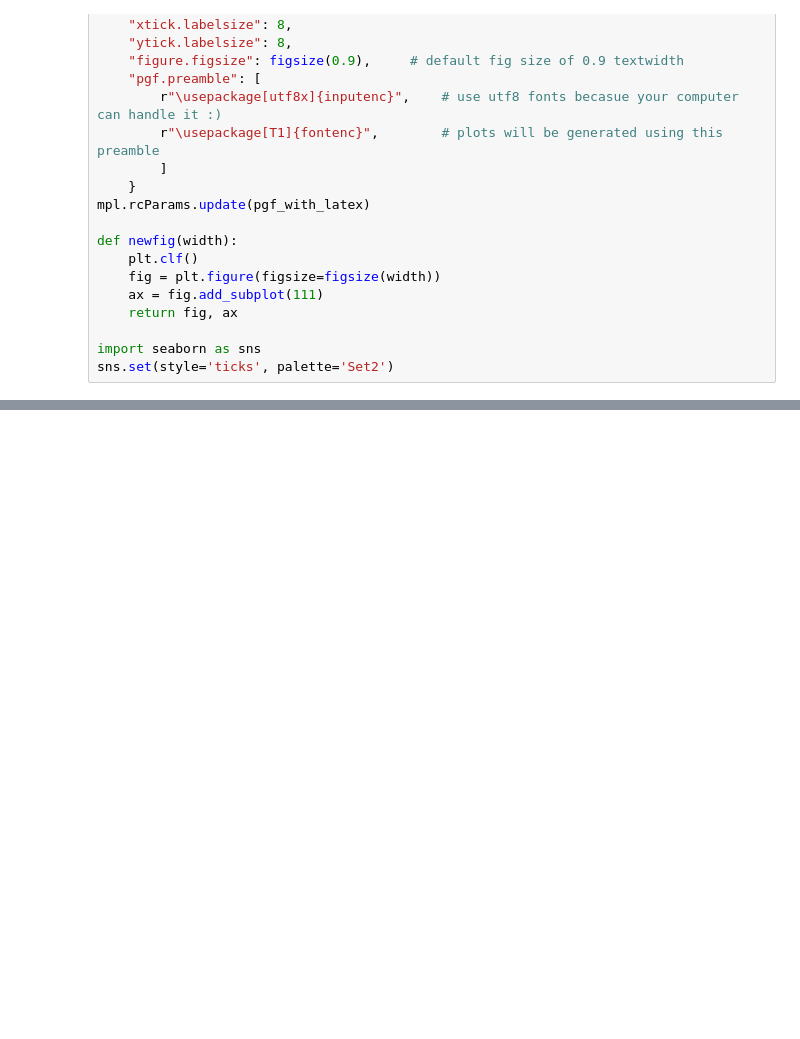
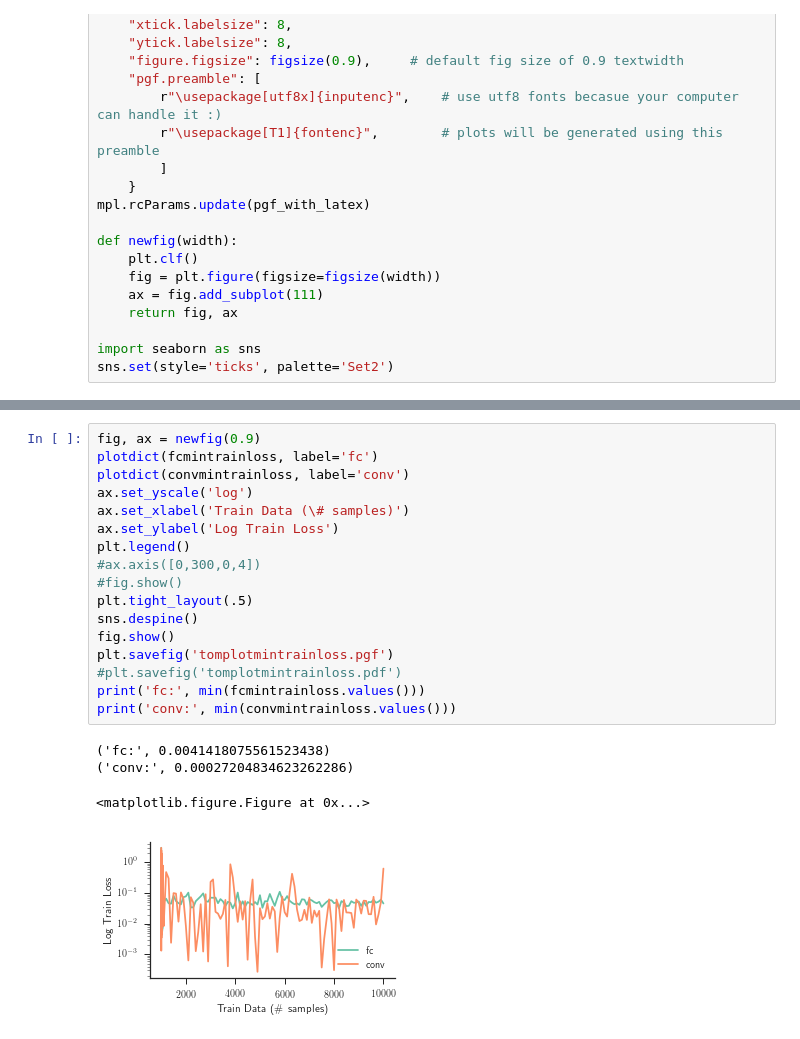
Before and after one commit to yanii/phd-thesis, a Jupyter notebook: Figs/matplotlib/tomdata.ipynb, the cells around one changed output, grey strips where cells are left out. Cells and saved outputs as stored; diff of their text form; blank space fills up the shorter version.

```diff
--- a/Figs/matplotlib/tomdata.ipynb
+++ b/Figs/matplotlib/tomdata.ipynb
@@ -114,0 +207,22 @@ plt.savefig('tomplotconv.pdf')
+# %%
+fig, ax = newfig(0.9)
+plotdict(fcmintrainloss, label='fc')
+plotdict(convmintrainloss, label='conv')
+ax.set_yscale('log')
+ax.set_xlabel('Train Data (\# samples)')
+ax.set_ylabel('Log Train Loss')
+plt.legend()
+#ax.axis([0,300,0,4])
+#fig.show()
+plt.tight_layout(.5)
+sns.despine()
+fig.show()
+plt.savefig('tomplotmintrainloss.pgf')
+#plt.savefig('tomplotmintrainloss.pdf')
+print('fc:', min(fcmintrainloss.values()))
+print('conv:', min(convmintrainloss.values()))
+# %% [output]
+('fc:', 0.0041418075561523438)
+('conv:', 0.00027204834623262286)
+<matplotlib.figure.Figure at 0x...>
+[figure, added]
```
Also changed, not shown: parts of 6 cells of this notebook, 5 other files.
